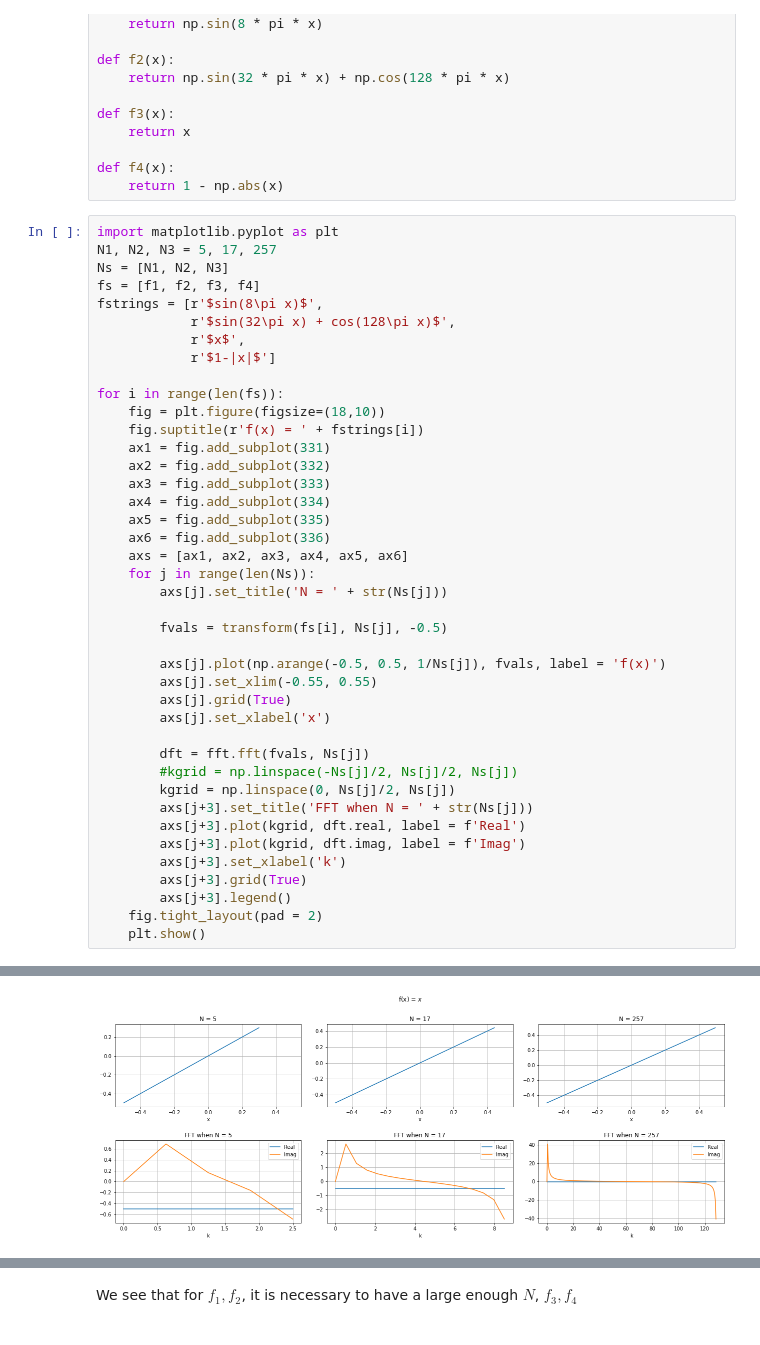
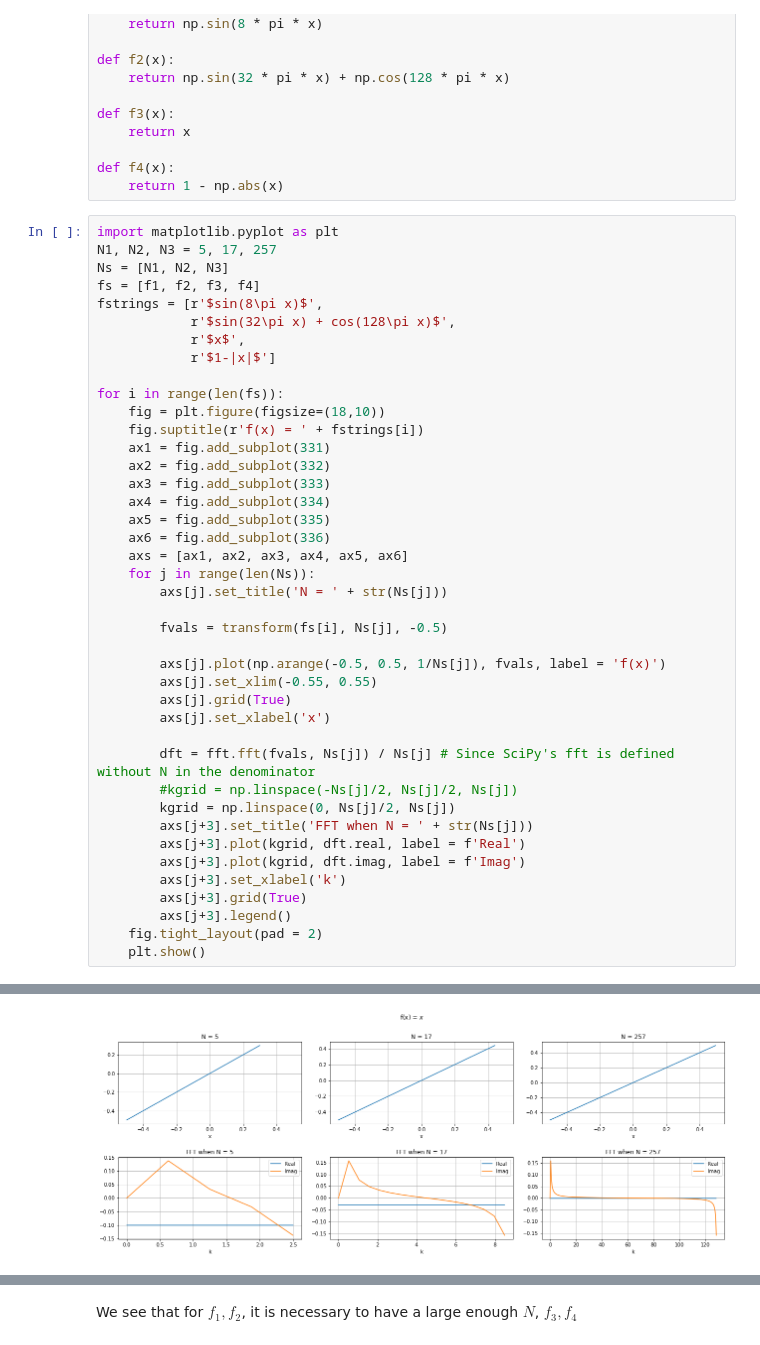
Before and after one commit to sannejamila/TMA4215project2, a Jupyter notebook: project2.ipynb, the cells around one changed output, grey strips where cells are left out. Drawn from its saved outputs; the diff is of its cells as text.

```diff
--- a/project2.ipynb
+++ b/project2.ipynb
@@ -391,7 +421,7 @@ for i in range(len(fs)):
         axs[j].grid(True)
         axs[j].set_xlabel('x')
 
-        dft = fft.fft(fvals, Ns[j])
+        dft = fft.fft(fvals, Ns[j]) / Ns[j] # Since SciPy's fft is defined without N in the denominator
         #kgrid = np.linspace(-Ns[j]/2, Ns[j]/2, Ns[j])
         kgrid = np.linspace(0, Ns[j]/2, Ns[j])
         axs[j+3].set_title('FFT when N = ' + str(Ns[j]))
@@ -408 +438 @@ for i in range(len(fs)):
-[figure, old version]
+[figure, new version]
```
Also changed, not shown: parts of 9 cells of this notebook.
